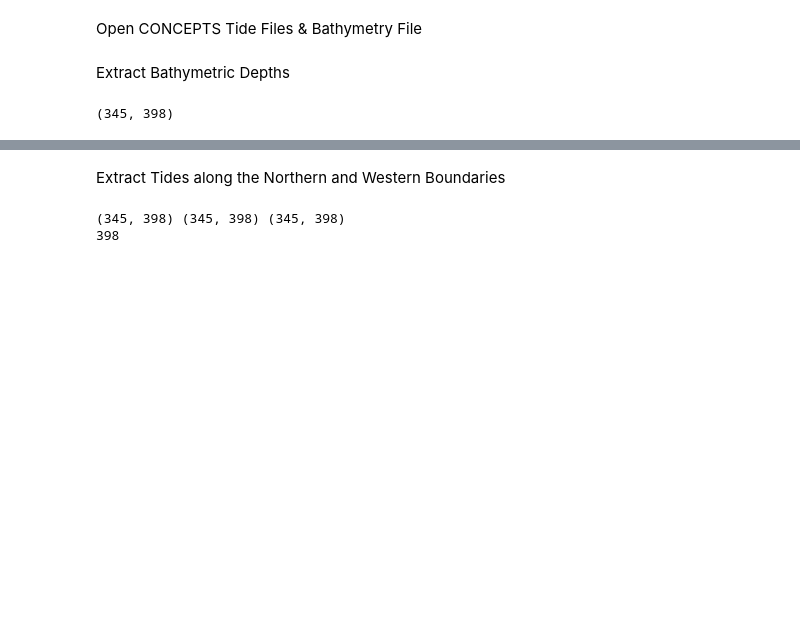
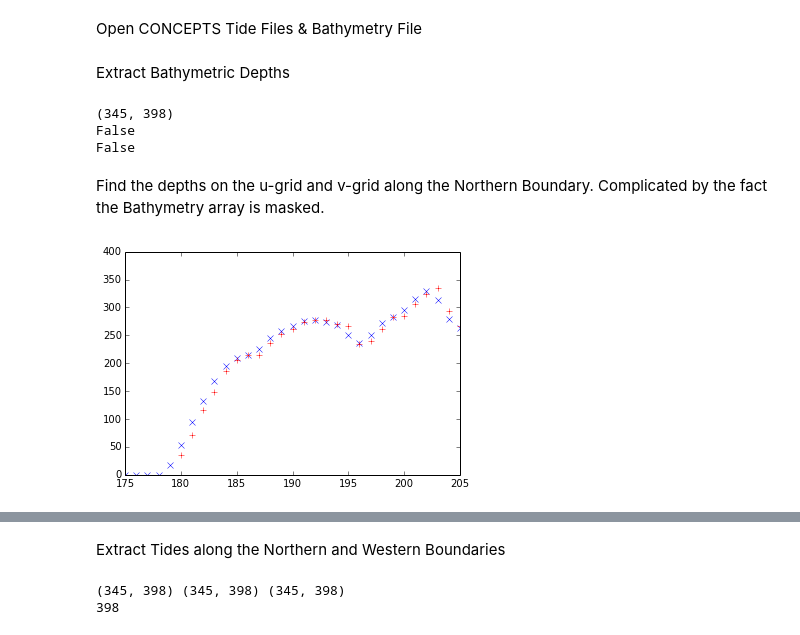
Before and after one commit to SalishSeaCast/tools, a Jupyter notebook: I_ForcingFiles/Prepare Tide Files.ipynb, the cells around one changed output, grey strips where cells are left out. Saved outputs shown, nothing was run; the diff lists cells and outputs as text; code cells hidden in the pictures; blank space fills up the shorter version.

Commit message:
Added end-case handling because of bathymetry masking.

```diff
--- a/I_ForcingFiles/Prepare Tide Files.ipynb
+++ b/I_ForcingFiles/Prepare Tide Files.ipynb
@@ -15,28 +15,44 @@ fV = NC.Dataset('../../input_files/SubDom_tide_vbar.nc','r')
 fB = NC.Dataset('../../input_files/SubDom_bathy_meter_NOBCchancomp.nc','r')
 # %% [markdown]
 Extract Bathymetric Depths
-# %%
-depth = fB.variables['Bathymetry']
-print depth.shape
-
-# Northern Boundary
-iindex_N = 345-1
-jlast = 398-1
-depthu_N = zeros((jlast+1), dtype=float)
-depthu_N[0:jlast-1] = 0.5*(depth[iindex_N,0:jlast-1]+depth[iindex_N,1:jlast])
-depthu_N[jlast] = depth[iindex_N,jlast]
-
-depthv_N = zeros((jlast+1), dtype=float)
-depthv_N = 0.5*(depth[iindex_N,:]+depth[iindex_N-1,:])
-
-# Western Boundary
-ilast = 345-1
-jindex_W = 1-1
-depthu_W = zeros((ilast+1), dtype=float)
-depthu_W = 0.5*(depth[:,jindex_W]+depth[:,jindex_W+1])
-
-depthv_W = zeros((ilast+1), dtype=float)
-depthv_W[0:ilast-1] = 0.5*(depth[0:ilast-1,jindex_W]+depth[1:ilast,jindex_W])
-depthv_W[ilast] = depth[ilast,jindex_W]
-# %% [output]
-(345, 398)
+# %%
+depth = fB.variables['Bathymetry']
+print depth.shape
+print depth[344].mask[180]
+print depth[:,0].mask[200]
+# %% [output]
+(345, 398)
+False
+False
+# %% [markdown]
+Find the depths on the u-grid and v-grid along the Northern Boundary.
+Complicated by the fact the Bathymetry array is masked.
+# %%
+# Northern Boundary
+iindex_N = 345-1
+jlast = 398-1
+# u is off-set from T and bathymetry so find values in between
+depthu_N = zeros((jlast+1), dtype=float)
+depthu_N[0:jlast-1] = 0.5*(depth[iindex_N,0:jlast-1]+depth[iindex_N,1:jlast])
+depthu_N[jlast] = depth[iindex_N,jlast]
+# but depth is a masked array, we need to handle the end points
+for j in arange(0,jlast-1):
+    if not depth[iindex_N].mask[j] and depth[iindex_N].mask[j+1]:
+        depthu_N[j] = 0.5*depth[iindex_N,j]
+    elif depth[iindex_N].mask[j] and not depth[iindex_N].mask[j+1]:
+        depthu_N[j] = 0.5*depth[iindex_N,j+1]
+# plot to check
+pylab.plot (depthu_N,'x',depth[iindex_N,:],'r+')
+pylab.xlim((175,205))
+
+# now the V points, offset in the other direction
+depthv_N = zeros((jlast+1), dtype=float)
+depthv_N = 0.5*(depth[iindex_N,:]+depth[iindex_N-1,:])
+# check the masking: to make sure we aren't losing values
+for j in arange(0,jlast-1):
+    if not depth[iindex_N].mask[j] and depth[iindex_N-1].mask[j]:
+        print "type one"
+    elif depth[iindex_N].mask[j] and not depth[iindex_N-1].mask[j]:
+        print "type two"
+# %% [output]
+[figure, added]
```
Also changed, not shown: parts of 4 cells of this notebook.
